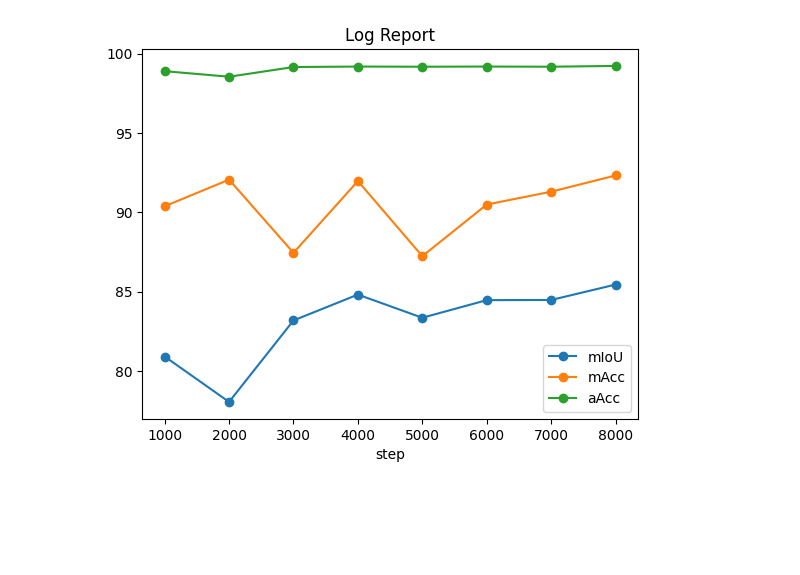
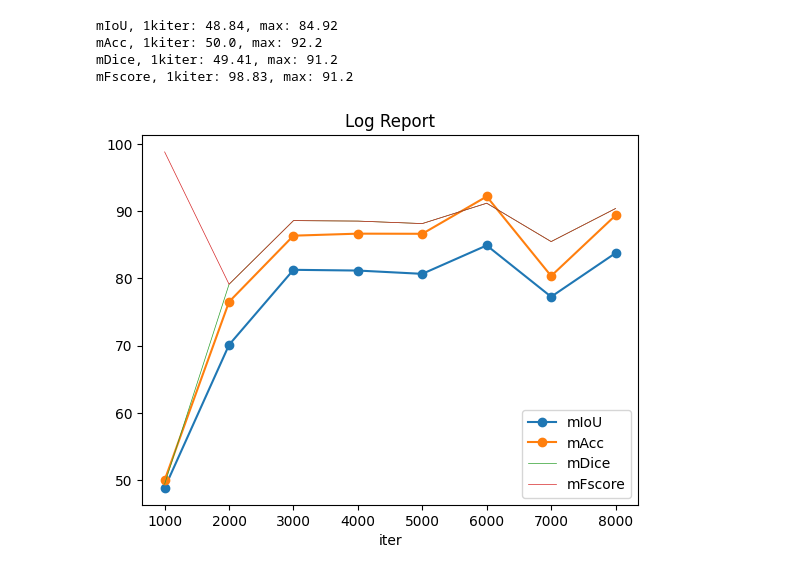
Before and after one commit to davidmhunt/ECE661_mmSeg, a Jupyter notebook: notebooks/david/plot_logs.ipynb, the cells around one changed output. Saved outputs shown, nothing was run; the diff lists cells and outputs as text; code cells hidden in the pictures; blank space fills up the shorter version.

```diff
--- a/notebooks/david/plot_logs.ipynb
+++ b/notebooks/david/plot_logs.ipynb
@@ -26,7 +26,7 @@ def load_json_log(log_path):
 
     return log_dict
 
-def plot_curve(log_dict, keys=['mIoU','mAcc','aAcc'], title="Log Report"):
+def plot_curve(log_dict, keys=['mIoU','mAcc','mDice','mFscore'], title="Log Report"):
 
     legend = keys
 
@@ -60,13 +60,19 @@ def plot_curve(log_dict, keys=['mIoU','mAcc','aAcc'], title="Log Report"):
         else:
             plt.xlabel('iter')
             plt.plot(plot_iters, plot_values, label=label, linewidth=0.5)
+        #print the maximum values
+        print("{}, 1kiter: {}, max: {}".format(metric,plot_values[0],max(plot_values[1:])))
     plt.legend()
     plt.title(title)
     plt.show()
 # %%
-log_path = "/home/david/Documents/ECE661_mmSeg/submodules/mmsegmentation/work_dirs/unet-s5-d16_deeplabv3_4xb4-40k_DME-64x64.py/20231205_200804/vis_data/20231205_204319.json"
+log_path = "/home/david/Documents/ECE661_mmSeg/submodules/mmsegmentation/work_dirs/unet-s5-d16_deeplabv3_4xb4-40k_DME-64x64.py_no_pretrained/20231205_192409/vis_data/20231205_195927.json"
 log_dict = load_json_log(log_path)
 
 plot_curve(log_dict)
 # %% [output]
+mIoU, 1kiter: 48.84, max: 84.92
+mAcc, 1kiter: 50.0, max: 92.2
+mDice, 1kiter: 49.41, max: 91.2
+mFscore, 1kiter: 98.83, max: 91.2
-[figure, old version]
+[figure, new version]
```
Also changed, not shown: 1 other file.
